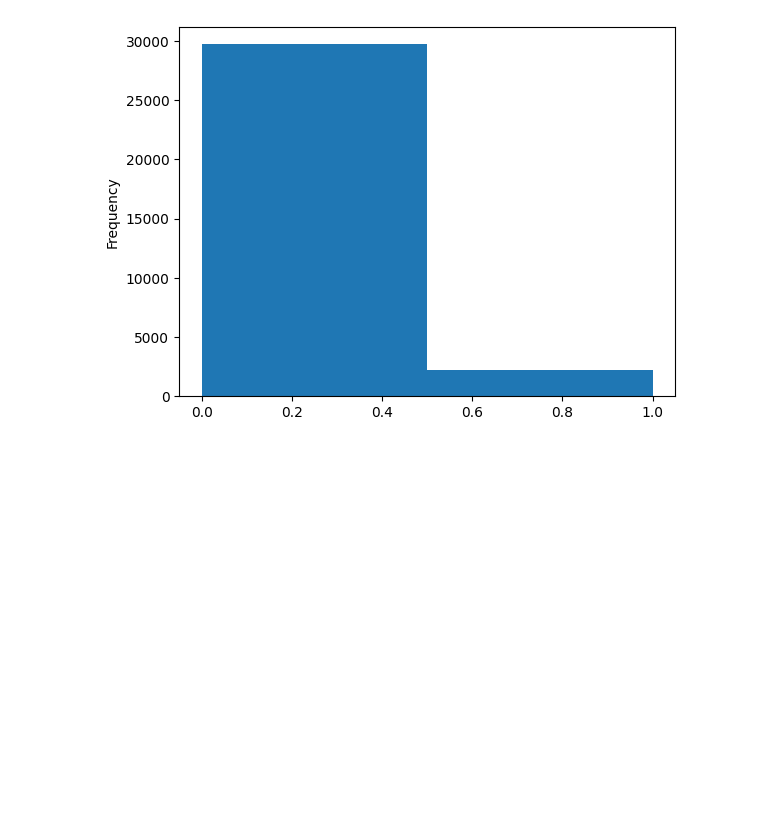
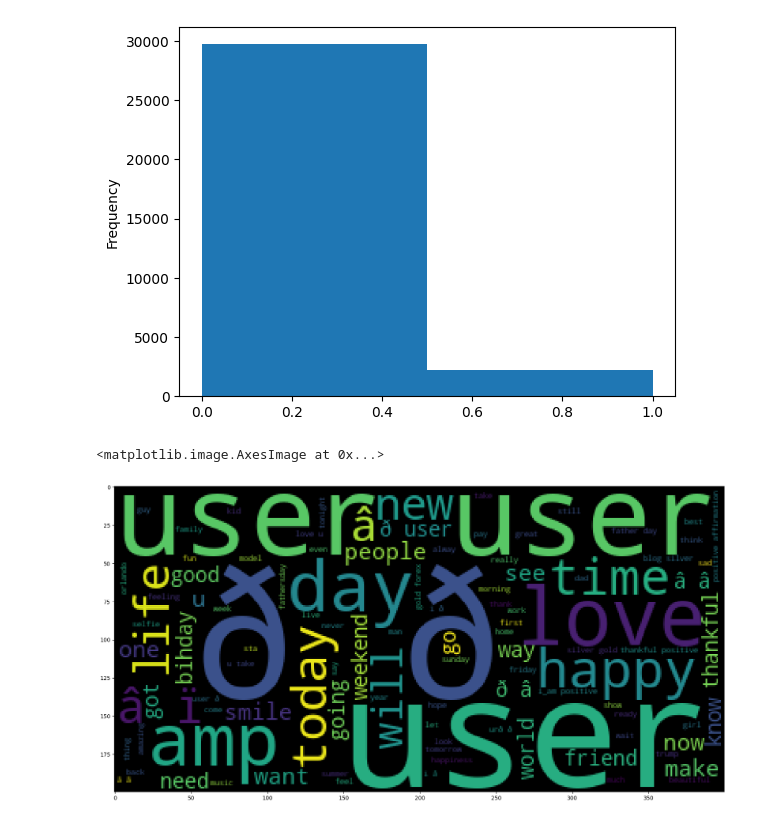
Before and after one commit to aqy88/lychee-course, a Jupyter notebook: data-volume/main.ipynb, the cells around one changed output. Cells and saved outputs as stored; diff of their text form; code cells hidden in the pictures; blank space fills up the shorter version.

```diff
--- a/data-volume/main.ipynb
+++ b/data-volume/main.ipynb
@@ -63,0 +59,11 @@ negative = tweets_df[tweets_df['label']==1]
+# %%
+sentences = df['tweet'].tolist()
+# %%
+combined = " ".join(sentences)
+# %%
+plt.figure(figsize=(20,20))
+plt.imshow(WordCloud().generate(combined))
+# Show cloud for gendered and non-gendered separation.
+# %% [output]
+<matplotlib.image.AxesImage at 0x...>
+[figure, added]
```
Also changed, not shown: parts of 26 cells of this notebook, 3 other files.
